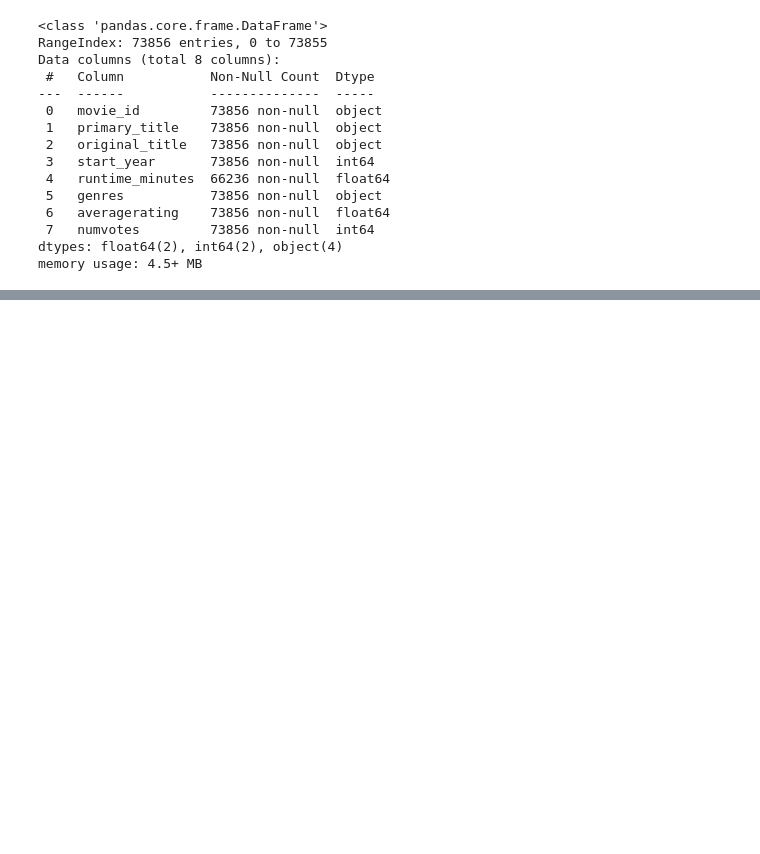
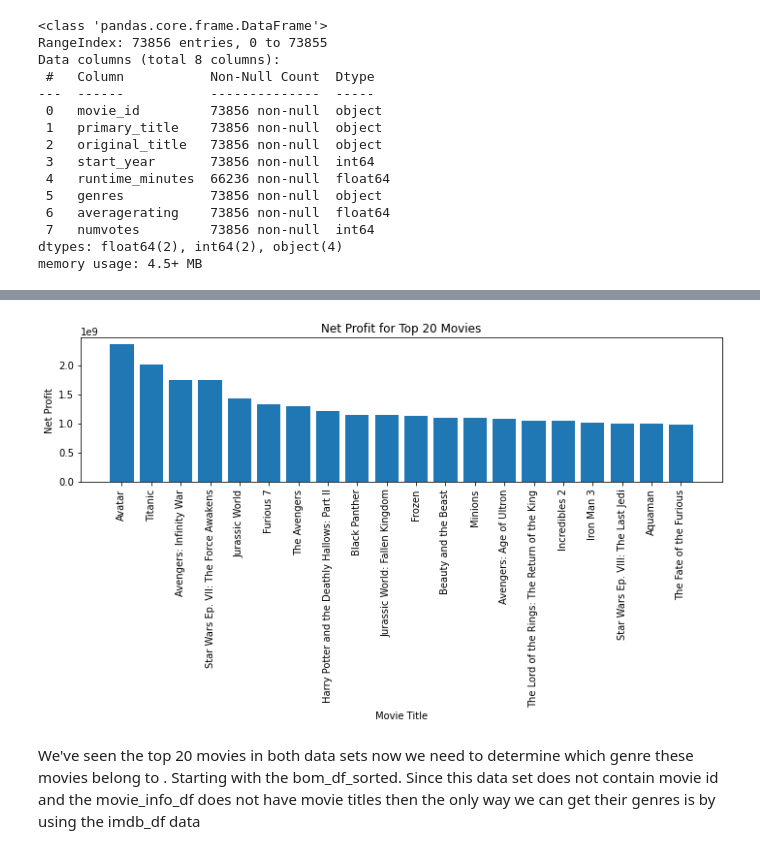
Before and after one commit to AmaniWanene/Project1-Microsoft-EDA, a Jupyter notebook: student.ipynb, the cells around one changed output, grey strips where cells are left out. Saved outputs shown, nothing was run; the diff lists cells and outputs as text; code cells hidden in the pictures; blank space fills up the shorter version.

```diff
--- a/student.ipynb
+++ b/student.ipynb
@@ -490,0 +556,10 @@ memory usage: 4.5+ MB
+# %%
+
+# Remove the dollar sign ($) and commas from the specified columns
+movie_budgets_df['production_budget'] = movie_budgets_df['production_budget'].str.replace('[$,]', '').astype(float)
+movie_budgets_df['domestic_gross'] = movie_budgets_df['domestic_gross'].str.replace('[$,]', '').astype(float)
+movie_budgets_df['worldwide_gross'] = movie_budgets_df['worldwide_gross'].str.replace('[$,]', '').astype(float)
+
+
+
+movie_budgets_df.info()
@@ -490,0 +589,30 @@ memory usage: 4.5+ MB
+# %%
+movie_budgets_df['foreign_gross'] = movie_budgets_df['worldwide_gross'] - movie_budgets_df['domestic_gross']
+# %%
+movie_budgets_df['net_profit'] = movie_budgets_df['worldwide_gross'] - movie_budgets_df['production_budget']
+# %%
+movie_budgets_sorted = movie_budgets_df.sort_values(by='net_profit', ascending=False)
+# %%
+# Extract movie titles and worldwide gross
+movie_titles = movie_budgets_sorted['movie'].head(20)
+worldwide_gross = movie_budgets_sorted['net_profit'].head(20)
+
+# Plot the bar chart
+plt.figure(figsize=(10, 6))  # Set the figure size
+plt.bar(movie_titles, worldwide_gross)
+
+
+plt.xticks(rotation=90)
+
+# Add labels and title
+plt.xlabel('Movie Title')
+plt.ylabel('Net Profit')
+plt.title('Net Profit for Top 20 Movies')
+
+# Show the plot
+plt.tight_layout()  # Adjust layout to prevent clipping of labels
+plt.show()
+# %% [output]
+[figure, added]
+# %% [markdown]
+We've seen the top 20 movies in both data sets now we need to determine which genre these movies belong to . Starting with the bom_df_sorted. Since this data set does not contain movie id and the movie_info_df does not have movie titles then the only way we can get their genres is by using the imdb_df data
```
Also changed, not shown: parts of 28 cells of this notebook.
